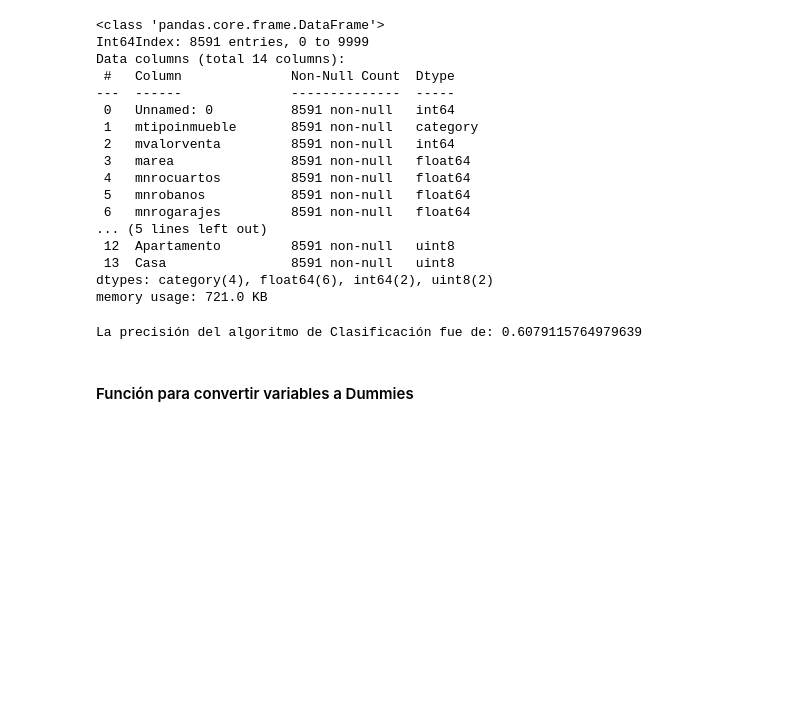
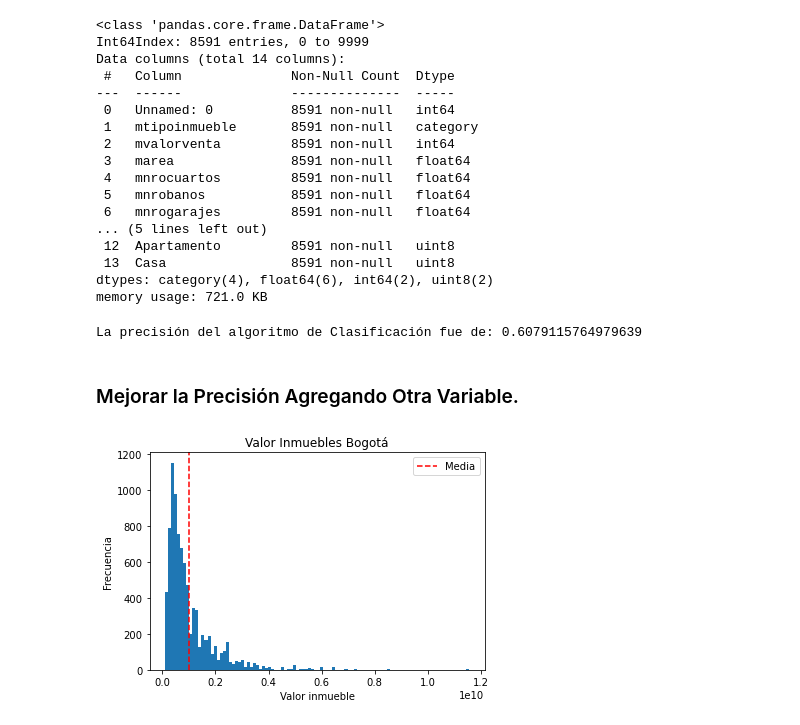
Before and after one commit to frluenga/House_Price_BOG_DScience, a Jupyter notebook: Practice_House_Price.ipynb, the cells around one changed output. Cells and saved outputs as stored; diff of their text form; code cells hidden in the pictures; blank space fills up the shorter version.

```diff
--- a/Practice_House_Price.ipynb
+++ b/Practice_House_Price.ipynb
@@ -334,5 +334,3 @@ y_pred = clf.predict(X_test)
 print(f'La precisión del algoritmo de Clasificación fue de: {metrics.accuracy_score(y_test,y_pred)}')
 # %% [output]
 La precisión del algoritmo de Clasificación fue de: 0.6079115764979639
-# %% [markdown]
-#### Función para convertir variables a Dummies
@@ -366,0 +337,11 @@ sns.pairplot(pd.concat([X, y], axis=1))
+# %% [markdown]
+### Mejorar la Precisión Agregando Otra Variable.
+# %%
+fig , ax = plt.subplots()
+ax.hist(df['mvalorventa'],bins = 100)
+ax.set(xlabel = 'Valor inmueble',ylabel='Frecuencia',title='Valor Inmuebles Bogotá')
+ax.axvline(x = df['mvalorventa'].mean(),linestyle = '--',label = 'Media',color = 'r')
+ax.legend()
+plt.show()
+# %% [output]
+[figure, added]
```
Also changed, not shown: parts of 9 cells of this notebook.
